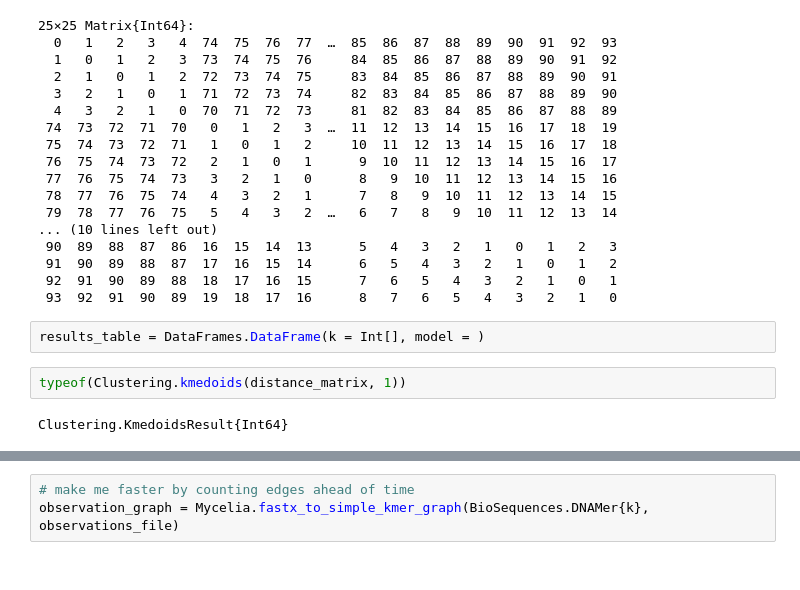
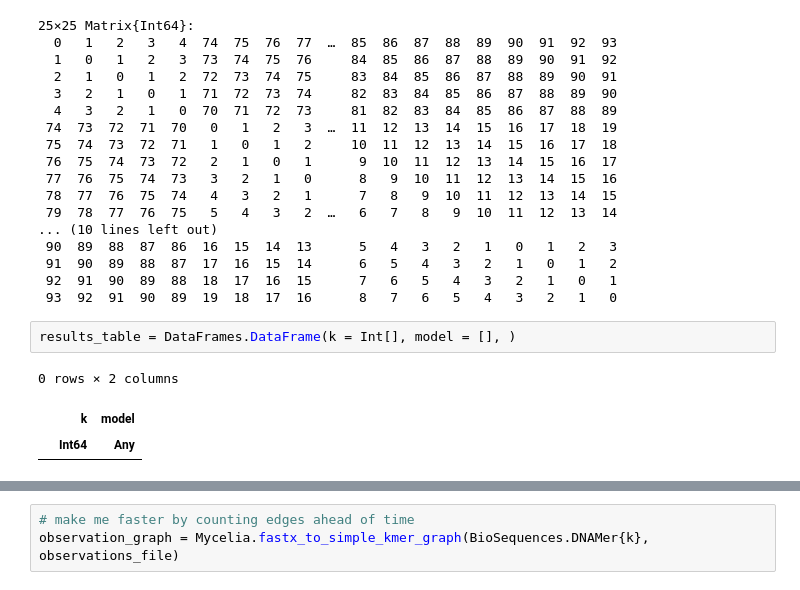
Before and after one commit to cjprybol/Mycelia, a Jupyter notebook: notebooks/2021-08-24-assess-convergence-phage-1000x-coverage.ipynb, the cells around one changed output, grey strips where cells are left out. Saved outputs shown, nothing was run; the diff lists cells and outputs as text.

```diff
--- a/notebooks/2021-08-24-assess-convergence-phage-1000x-coverage.ipynb
+++ b/notebooks/2021-08-24-assess-convergence-phage-1000x-coverage.ipynb
@@ -341,8 +341,8 @@ distance_matrix
  92  91  90  89  88  18  17  16  15      7   6   5   4   3   2   1   0   1
  93  92  91  90  89  19  18  17  16      8   7   6   5   4   3   2   1   0
 # %%
-results_table = DataFrames.DataFrame(k = Int[], model = )
+results_table = DataFrames.DataFrame(k = Int[], model = [], )
+# %% [output]
+0 rows × 2 columns
+|  | k | model |
+|  | Int64 | Any |
-# %%
-typeof(Clustering.kmedoids(distance_matrix, 1))
-# %% [output]
-Clustering.KmedoidsResult{Int64}
```
Also changed, not shown: parts of 19 cells of this notebook.
